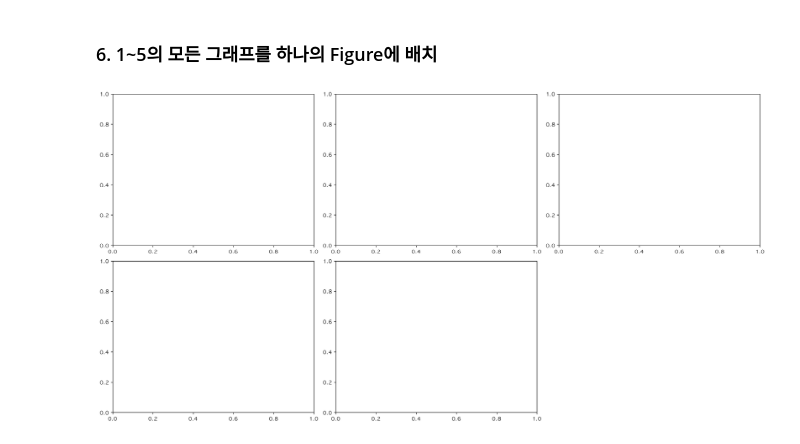
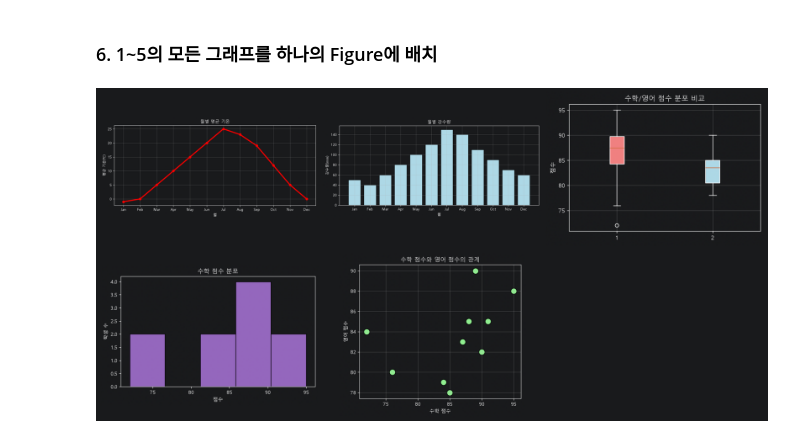
Before and after one commit to dohwa-skn-33/05_data_analysis, a Jupyter notebook: 03_data_visualization/homework/homework_matplotlib.ipynb, the cells around one changed output. Drawn from its saved outputs; the diff is of its cells as text; code cells hidden in the pictures.

```diff
--- a/03_data_visualization/homework/homework_matplotlib.ipynb
+++ b/03_data_visualization/homework/homework_matplotlib.ipynb
@@ -137,8 +170,18 @@ plt.show()
 
 ![image.png](attachment:b8b0b032-ef71-4209-8350-805dd287e7ff.png)
 # %%
-plt.figure(figsize=(7, 4))
+p_4 = plt.figure(figsize=(7, 4))
 
+plt.hist(math_scores,
+         bins=5,
+         # color='orchid',
+         color='tab:purple',
+         edgecolor='black',)
+
+plt.title('수학 점수 분포')
+
+plt.xlabel('점수')
+plt.ylabel('학생 수')
 
 plt.show()
 # %% [output]
@@ -149,8 +192,21 @@ plt.show()
 - 수학 점수가 높은 학생이 영어 점수도 높은 경향이 있는지 확인.
 - ![image.png](attachment:37d4a90f-8e05-4b7d-ab7b-c5a51b5a6043.png)
 # %%
-plt.figure(figsize=(6, 5))
+p_5 = plt.figure(figsize=(6, 5))
 
+plt.scatter(math_scores,
+            english_scores,
+            marker='o',
+            color='lightgreen',
+            s=150,
+            edgecolor='black',
+)
 
+plt.title('수학 점수와 영어 점수의 관계')
+
+plt.xlabel('수학 점수')
+plt.ylabel('영어 점수')
+
+plt.grid()
 plt.show()
 # %% [output]
@@ -158,17 +214,31 @@ plt.show()
 # %% [markdown]
 ### 6. 1~5의 모든 그래프를 하나의 Figure에 배치
 # %%
+from io import BytesIO
+import matplotlib.image as mpimg
+
 # 목적: 실습 2의 5개 그래프를 하나의 Figure에 모아서 표시
 fig, axes = plt.subplots(2, 3, figsize=(18, 9), constrained_layout=True)
 
 # axes.ravel()
 # - 2차원 형태의 axes 배열을 1차원으로 펼침
 # - axes[0,0], axes[0,1]  -> axes[0], axes[1] 간단히 접근 가능
 axes = axes.ravel()
 
+plots = [p_1, p_2, p_3, p_4, p_5]
+
+for idx, old_fig in enumerate(plots):
+    buf = BytesIO()
+    old_fig.savefig(buf, format="png", bbox_inches="tight")
+    buf.seek(0)
+
+    img = mpimg.imread(buf)
+
+    axes[idx].imshow(img)
+    axes[idx].axis("off")
 
 # 2행 3열 중 마지막 칸은 사용하지 않으므로 숨김
 axes[5].axis("off")
 plt.show()
 # %% [output]
-[figure, old version]
+[figure, new version]
```
Also changed, not shown: parts of 7 cells of this notebook.
